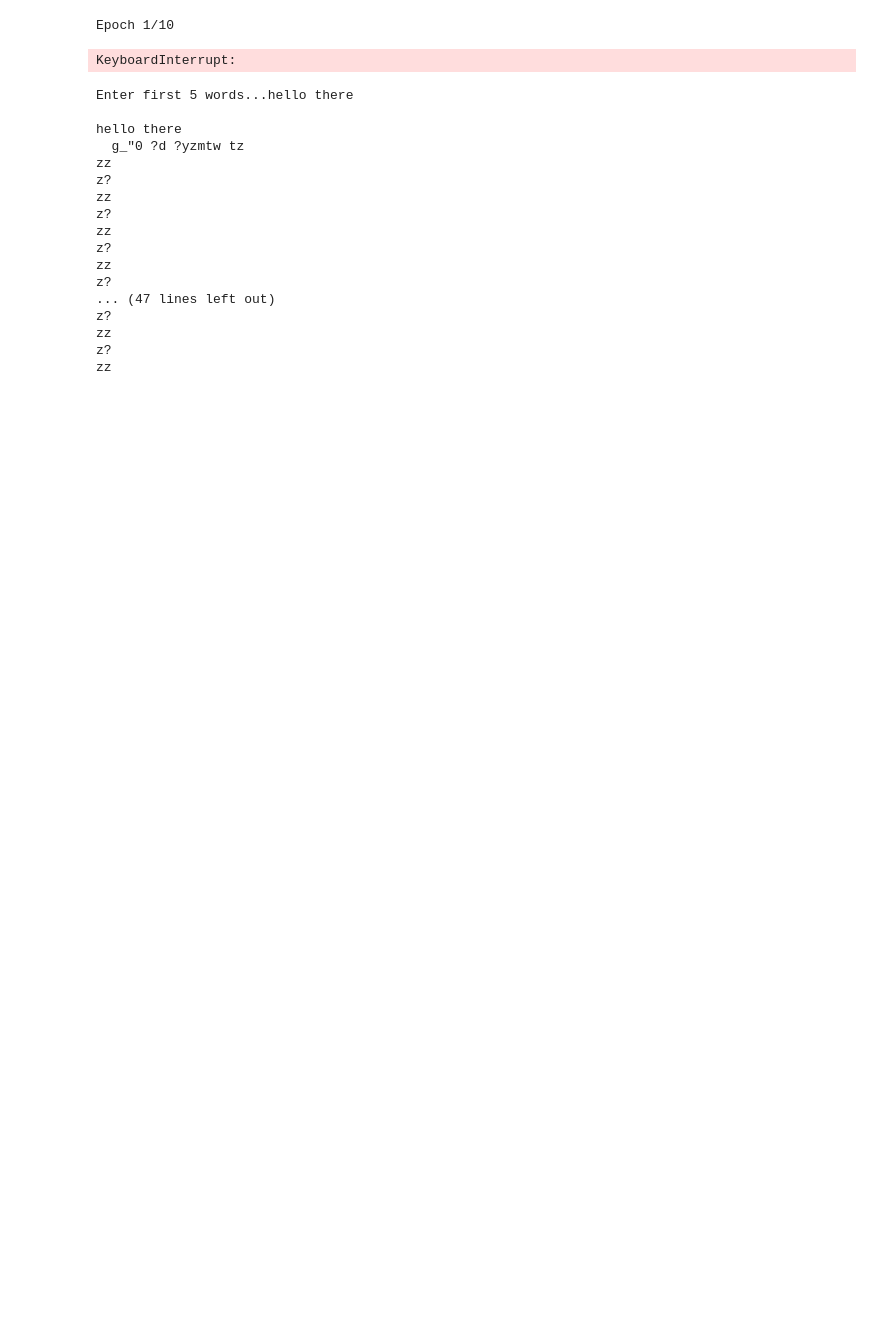
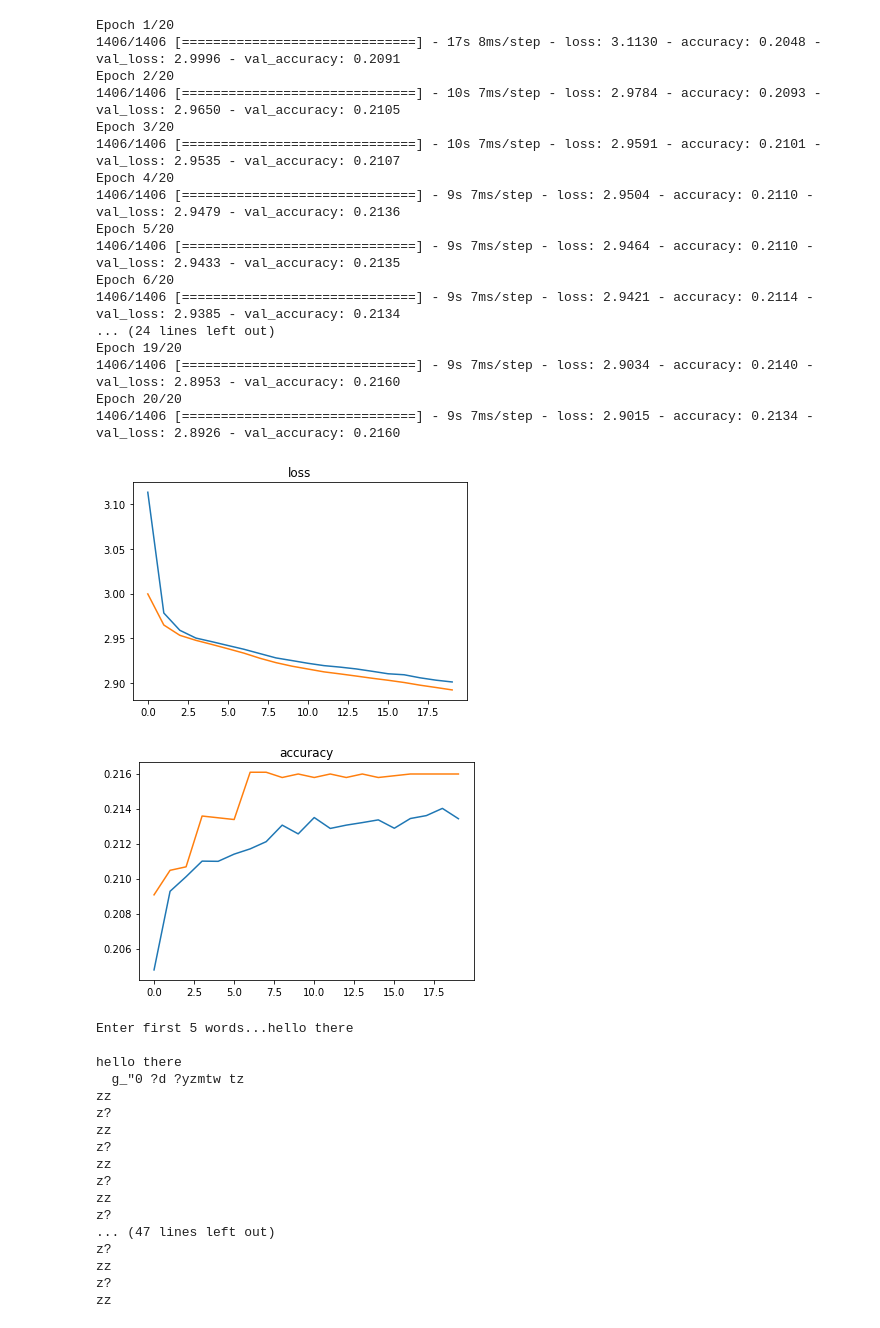
Before and after one commit to rohsaurus/AI-Shakespeare-Story-Generation, a Jupyter notebook: Text Generator.ipynb, the cells around one changed output. Drawn from its saved outputs; the diff is of its cells as text; code cells hidden in the pictures; blank space fills up the shorter version.

Commit message:
New model shape

```diff
--- a/Text Generator.ipynb
+++ b/Text Generator.ipynb
@@ -26,7 +26,7 @@ from tqdm.notebook import tqdm as log_progress
 MODEL_NAME = "Test"
 #MODEL_NAME = 'shakespear2.0'
 data_file_name = "data.txt"
-SEQUENCE_LENGTH = 5 #how many items are fed into the ai per sequence
+SEQUENCE_LENGTH = 1 #how many items are fed into the ai per sequence
 
 raw = open("data/" + data_file_name, "r", encoding='utf-8')
 
@@ -34,17 +34,17 @@ lines = []
 print("Loading data...")
 for line in log_progress(raw):
     if str(line) != '\n':
-        lines.append(str(line).lower())
+        lines.append(str(line))
 
 print("Tokenizing...")
 #putting the entirety of the input data into one string
 text = ""
 for line in log_progress(lines):
     text += line
-tokenizer = RegexpTokenizer(r'[a-zA-Z]')
-#tokenizer = RegexpTokenizer(r'\w+')
-tokenized = tokenizer.tokenize(text)
-#tokenized = [item for item in text]
+#tokenizer = RegexpTokenizer(r'[a-zA-Z]')
+tokenizer = RegexpTokenizer(r'\w+')
+#tokenized = tokenizer.tokenize(text)
+tokenized = [item for item in text]
 
 #converting the text into numbers to be processed by the embedding layer of the model
 words = [] #one of each word in tokenized will be in here
@@ -71,23 +71,21 @@ x = []
 y = []
 print("Compiling dataset...")
 for i in log_progress(range(int(len(tokenized) - SEQUENCE_LENGTH))):
-    '''
-    find[tokenized[i:i+SEQUENCE_LENGTH]]
-    '''
-    #x.append(normalize(tokenized[i:i+SEQUENCE_LENGTH]))
-    x.append(convert_to_array(tokenized[i:i+SEQUENCE_LENGTH]))
+    #x.append(convert_to_array(tokenized[i:i+SEQUENCE_LENGTH]))
+
+    x.append(normalize(tokenized[i:i+SEQUENCE_LENGTH]))
     y.append(find(tokenized[i+SEQUENCE_LENGTH]))
 
 x = np.asarray(x, np.float32)
-y = np.asarray(y, np.int32)
+y = np.asarray(y, np.float32)
 
-x = np.reshape(x, (x.shape[0], SEQUENCE_LENGTH, len(words)+1))
+x = np.reshape(x, (x.shape[0], 1, SEQUENCE_LENGTH))
 y = to_categorical(y)
 
 print(x.shape)
 print(y.shape)
 
-vocab_size = len(words)+1
+vocab_size = len(words)
 # %% [output]
 Loading data...
 
@@ -103,16 +101,12 @@ Compiling dataset...
 #create and compile model
 model = Sequential()
 
-#model.add(Embedding(vocab_size+1, 10, input_length=SEQUENCE_LENGTH)) #embedding: size of vocabulary, dimension of each value
-model.add(LSTM(256, input_shape=(SEQUENCE_LENGTH, vocab_size), return_sequences=True))
-model.add(Dropout(0.4))
-
-model.add(LSTM(128))
-model.add(Dropout(0.35))
+model.add(LSTM(128, input_shape=(1, SEQUENCE_LENGTH)))
+model.add(Dropout(0.3))
 
 model.add(Dense(y.shape[1], activation='softmax'))
 
-opt = Adam(learning_rate=0.01)
+opt = Adam(learning_rate=0.001)
 model.compile(optimizer=opt, loss='categorical_crossentropy', metrics=['accuracy'])
 print(model.summary())
 # %% [output]
@@ -137,21 +127,38 @@ _________________________________________________________________
 None
 # %%
 #train model
-hist = model.fit(x, y, epochs=10, verbose=1, batch_size=64, shuffle=False, validation_split=0.05)
+hist = model.fit(x, y, epochs=20, verbose=1, batch_size=64, shuffle=False, validation_split=0.1)
 model.save(MODEL_NAME + ".h5")
 
 plt.title("loss")
 plt.plot(hist.history['loss'], label='loss')
 plt.plot(hist.history['val_loss'], label='val_loss')
 plt.show()
 
 plt.title("accuracy")
 plt.plot(hist.history['accuracy'])
 plt.plot(hist.history['val_accuracy'])
 plt.show()
 # %% [output]
-Epoch 1/10
+Epoch 1/20
+1406/1406 [==============================] - 17s 8ms/step - loss: 3.1130 - accuracy: 0.2048 - val_loss: 2.9996 - val_accuracy: 0.2091
+Epoch 2/20
+1406/1406 [==============================] - 10s 7ms/step - loss: 2.9784 - accuracy: 0.2093 - val_loss: 2.9650 - val_accuracy: 0.2105
+Epoch 3/20
+1406/1406 [==============================] - 10s 7ms/step - loss: 2.9591 - accuracy: 0.2101 - val_loss: 2.9535 - val_accuracy: 0.2107
+Epoch 4/20
+1406/1406 [==============================] - 9s 7ms/step - loss: 2.9504 - accuracy: 0.2110 - val_loss: 2.9479 - val_accuracy: 0.2136
+Epoch 5/20
+1406/1406 [==============================] - 9s 7ms/step - loss: 2.9464 - accuracy: 0.2110 - val_loss: 2.9433 - val_accuracy: 0.2135
+Epoch 6/20
+1406/1406 [==============================] - 9s 7ms/step - loss: 2.9421 - accuracy: 0.2114 - val_loss: 2.9385 - val_accuracy: 0.2134
+... (24 lines left out)
+Epoch 19/20
+1406/1406 [==============================] - 9s 7ms/step - loss: 2.9034 - accuracy: 0.2140 - val_loss: 2.8953 - val_accuracy: 0.2160
+Epoch 20/20
+1406/1406 [==============================] - 9s 7ms/step - loss: 2.9015 - accuracy: 0.2134 - val_loss: 2.8926 - val_accuracy: 0.2160
-KeyboardInterrupt:
+[figure, added]
+[figure, added]
 # %%
 #test model
 sample_length = 200
```
Also changed, not shown: parts of 3 cells of this notebook, 1 other file.
